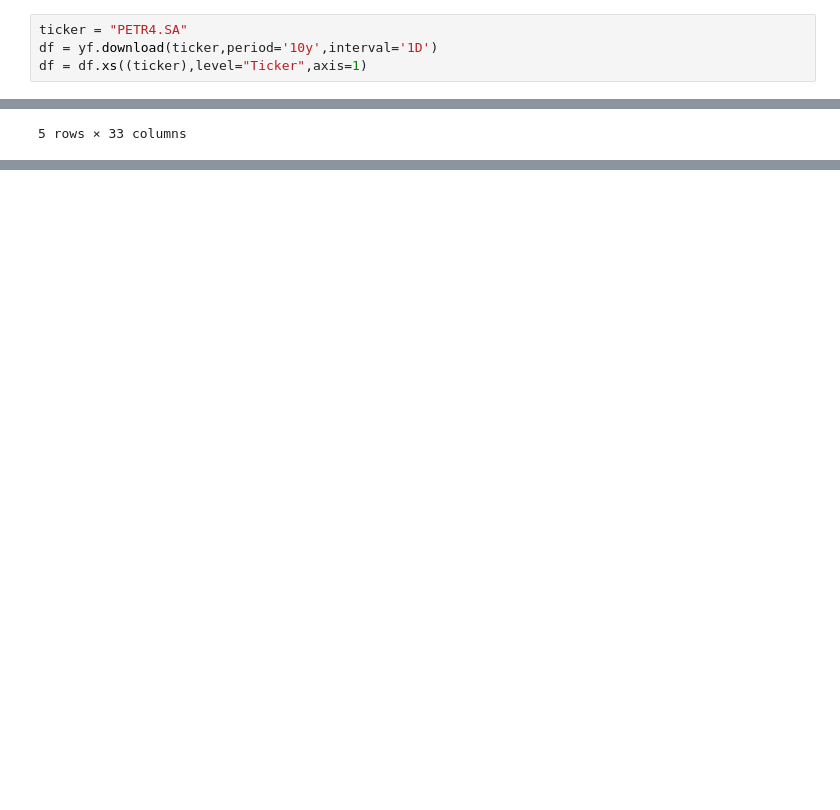
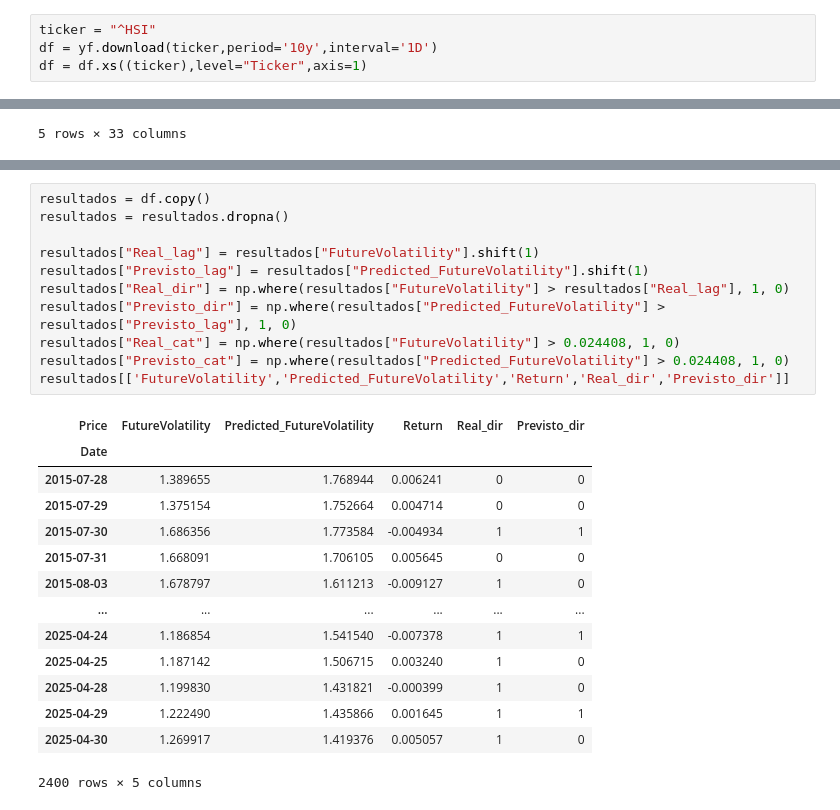
Before and after one commit to leandrocandida/CleanArch, a Jupyter notebook: Untitled11.ipynb, the cells around one changed output, grey strips where cells are left out. Drawn from its saved outputs; the diff is of its cells as text; blank space fills up the shorter version.

```diff
--- a/Untitled11.ipynb
+++ b/Untitled11.ipynb
@@ -9,7 +9,7 @@ import plotly.graph_objects as go
 from plotly.subplots import make_subplots
 from sklearn.preprocessing import MinMaxScaler
 # %%
-ticker = "PETR4.SA"
+ticker = "^HSI"
 df = yf.download(ticker,period='10y',interval='1D')
 df = df.xs((ticker),level="Ticker",axis=1)
 # %% [output]
@@ -268,3 +255,29 @@ fig.update_xaxes(
 fig.show()
 # %% [output]
 [interactive output not drawn]
+# %%
+resultados = df.copy()
+resultados = resultados.dropna()
+
+resultados["Real_lag"] = resultados["FutureVolatility"].shift(1)
+resultados["Previsto_lag"] = resultados["Predicted_FutureVolatility"].shift(1)
+resultados["Real_dir"] = np.where(resultados["FutureVolatility"] > resultados["Real_lag"], 1, 0)
+resultados["Previsto_dir"] = np.where(resultados["Predicted_FutureVolatility"] > resultados["Previsto_lag"], 1, 0)
+resultados["Real_cat"] = np.where(resultados["FutureVolatility"] > 0.024408, 1, 0)
+resultados["Previsto_cat"] = np.where(resultados["Predicted_FutureVolatility"] > 0.024408, 1, 0)
+resultados[['FutureVolatility','Predicted_FutureVolatility','Return','Real_dir','Previsto_dir']]
+# %% [output]
+| Price | FutureVolatility | Predicted_FutureVolatility | Return | Real_dir | Previsto_dir |
+| Date |  |  |  |  |  |
+| 2015-07-28 | 1.389655 | 1.768944 | 0.006241 | 0 | 0 |
+| 2015-07-29 | 1.375154 | 1.752664 | 0.004714 | 0 | 0 |
+| 2015-07-30 | 1.686356 | 1.773584 | -0.004934 | 1 | 1 |
+| 2015-07-31 | 1.668091 | 1.706105 | 0.005645 | 0 | 0 |
+| 2015-08-03 | 1.678797 | 1.611213 | -0.009127 | 1 | 0 |
+| ... | ... | ... | ... | ... | ... |
+| 2025-04-24 | 1.186854 | 1.541540 | -0.007378 | 1 | 1 |
+| 2025-04-25 | 1.187142 | 1.506715 | 0.003240 | 1 | 0 |
+| 2025-04-28 | 1.199830 | 1.431821 | -0.000399 | 1 | 0 |
+| 2025-04-29 | 1.222490 | 1.435866 | 0.001645 | 1 | 1 |
+| 2025-04-30 | 1.269917 | 1.419376 | 0.005057 | 1 | 0 |
+2400 rows × 5 columns
```
Also changed, not shown: parts of 4 cells of this notebook.
